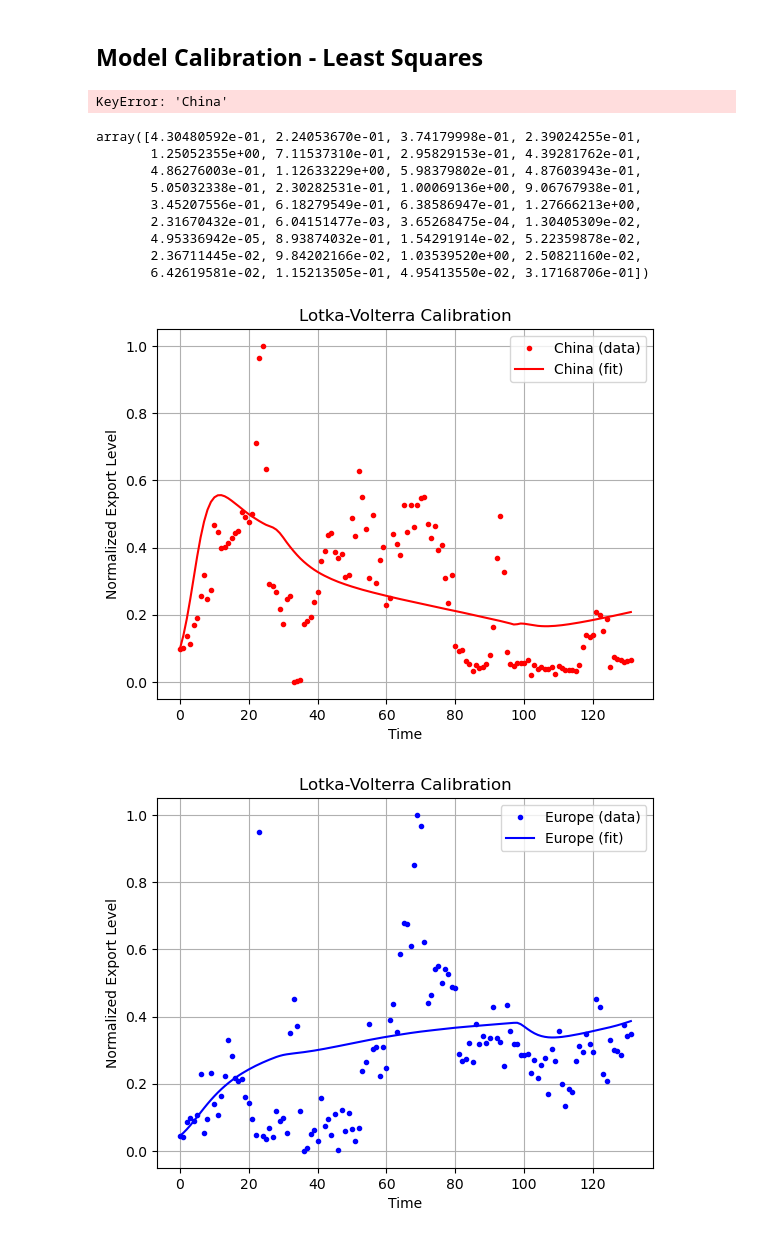
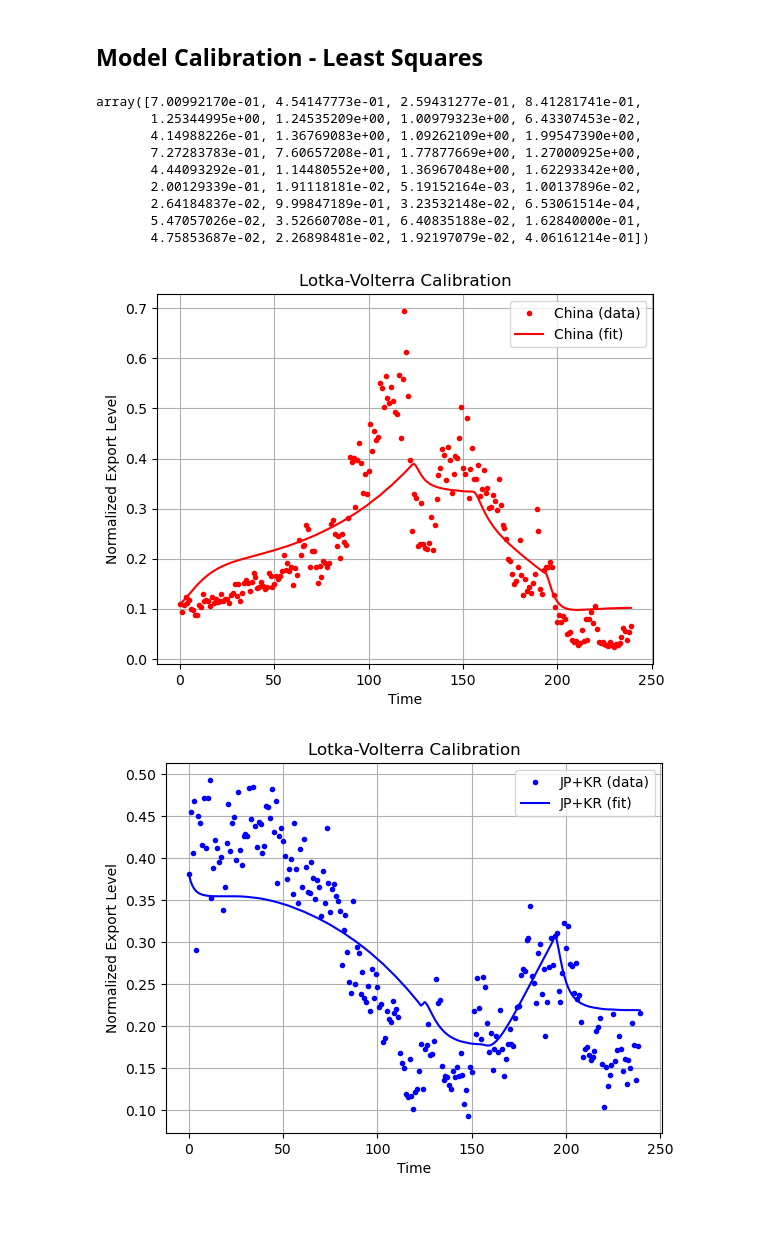
Before and after one commit to LeonardoPolverari/simulation_project, a Jupyter notebook: notebooks/angius_new.ipynb, the cells around one changed output. Saved outputs shown, nothing was run; the diff lists cells and outputs as text; code cells hidden in the pictures.

```diff
--- a/notebooks/angius_new.ipynb
+++ b/notebooks/angius_new.ipynb
@@ -67,12 +28,14 @@ plt.show()
 # %% [markdown]
 ## Model
 # %%
+# Uncomment if you want normalized values
 df_normalized = pd.read_csv(data_path / 'dati_leo_normalizzati.csv')
 df_normalized = df_normalized.reset_index(drop=True)
-df_normalized = df_normalized.drop(columns=['europe', 'total'])
+df_normalized = df_normalized.drop(columns=['Europe', 'total'])
 df_normalized
 
+# # Uncomment if you want absolute values
 # df_normalized = df.copy()
-# df_normalized = df_normalized.drop(columns=['europe'])
+# df_normalized = df_normalized.drop(columns=['Europe'])
 # df_normalized
 # %% [output]
@@ -226,20 +124,33 @@ params = {
     'b41': 0.1, 'b42': 0.1, 'b43': 0.1, 'b44': 0.1
 }
 
+'''
+params = {
+    'r1': 50.0, 'r2': 30.0, 'r3': 40.0, 'r4': 35.0,
+    'a11': 0.00001, 'a12': 0.000006, 'a13': 0.000004, 'a14': 0.000003,
+    'a21': 0.000004, 'a22': 0.000002, 'a23': 0.000003, 'a24': 0.000004,
+    'a31': 0.000004, 'a32': 0.000002, 'a33': 0.000003, 'a34': 0.000005,
+    'a41': 0.000006, 'a42': 0.000004, 'a43': 0.000004, 'a44': 0.00001,
+    'b11': 0.000001, 'b21': 0.000001, 'b31': 0.000001, 'b41': 0.000001,
+    'b12': 0.000001, 'b22': 0.000001, 'b32': 0.000001, 'b42': 0.000001,
+    'b13': 0.000001, 'b23': 0.000001, 'b33': 0.000001, 'b43': 0.000001,
+    'b14': 0.000001, 'b24': 0.000001, 'b34': 0.000001, 'b44': 0.000001
+}
+'''
+
 # Initial conditions (example, adjust as needed)
 X0 = df_normalized.iloc[0, 1:].values.tolist()  # Use the first row of normalized data as initial conditions
 
 # Time span and evaluation points
-t_span = (0, 100)
-t_eval = np.linspace(*t_span, 500)
+t_span = (0, 239)
+t_eval = np.linspace(*t_span)
 
 # Solve the system
 sol = solve_ivp(
     fun=lambda t, X: lotka_volterra_with_tariffs_end(t, X, df_tariffs, **params),
     t_span=t_span,
     y0=X0,
-    t_eval=t_eval,
-    method='RK45'
+    t_eval=t_eval
 )
 
 # Plot the results
@@ -261,15 +172,13 @@ plt.show()
 ## Model Calibration - Least Squares
 # %%
 china_data = df_normalized['China']
-europe_data = df_normalized['Europe']
 jpkr_data = df_normalized['JP+KR']
 southeastasia_data = df_normalized['SoutheastAsia']
+taiwan_data = df_normalized['Taiwan']
 
 # Stack data for comparison
-data = np.vstack([china_data, europe_data, jpkr_data, southeastasia_data])  # shape (4, T)
+data = np.vstack([china_data, jpkr_data, southeastasia_data, taiwan_data])  # shape (4, T)
 t_data = np.linspace(0, len(china_data)-1, len(china_data))  # e.g. months
-# %% [output]
-KeyError: 'China'
 # %%
 def residuals(params, X0, tariffs, t_data, data):
     r1, r2, r3, r4 = params[:4]
@@ -330,15 +239,15 @@ fitted_params = result.x
 # %%
 fitted_params
 # %% [output]
-array([4.30480592e-01, 2.24053670e-01, 3.74179998e-01, 2.39024255e-01,
-       1.25052355e+00, 7.11537310e-01, 2.95829153e-01, 4.39281762e-01,
-       4.86276003e-01, 1.12633229e+00, 5.98379802e-01, 4.87603943e-01,
-       5.05032338e-01, 2.30282531e-01, 1.00069136e+00, 9.06767938e-01,
-       3.45207556e-01, 6.18279549e-01, 6.38586947e-01, 1.27666213e+00,
-       2.31670432e-01, 6.04151477e-03, 3.65268475e-04, 1.30405309e-02,
-       4.95336942e-05, 8.93874032e-01, 1.54291914e-02, 5.22359878e-02,
-       2.36711445e-02, 9.84202166e-02, 1.03539520e+00, 2.50821160e-02,
-       6.42619581e-02, 1.15213505e-01, 4.95413550e-02, 3.17168706e-01])
+array([7.00992170e-01, 4.54147773e-01, 2.59431277e-01, 8.41281741e-01,
+       1.25344995e+00, 1.24535209e+00, 1.00979323e+00, 6.43307453e-02,
+       4.14988226e-01, 1.36769083e+00, 1.09262109e+00, 1.99547390e+00,
+       7.27283783e-01, 7.60657208e-01, 1.77877669e+00, 1.27000925e+00,
+       4.44093292e-01, 1.14480552e+00, 1.36967048e+00, 1.62293342e+00,
+       2.00129339e-01, 1.91118181e-02, 5.19152164e-03, 1.00137896e-02,
+       2.64184837e-02, 9.99847189e-01, 3.23532148e-02, 6.53061514e-04,
+       5.47057026e-02, 3.52660708e-01, 6.40835188e-02, 1.62840000e-01,
+       4.75853687e-02, 2.26898481e-02, 1.92197079e-02, 4.06161214e-01])
 # %%
 t_data = np.linspace(0, len(china_data)-1, len(china_data))  # e.g. months
 sol = solve_ivp(
@@ -358,16 +267,16 @@ plt.title('Lotka-Volterra Calibration')
 plt.grid(True)
 plt.show()
 # %% [output]
-[figure, old version]
+[figure, new version]
 # %%
-plt.plot(t_data[:len(data[1])], data[1], 'b.', label='Europe (data)')
-plt.plot(t_data, sol.y[1], 'b-', label='Europe (fit)')
+plt.plot(t_data[:len(data[1])], data[1], 'b.', label='JP+KR (data)')
+plt.plot(t_data, sol.y[1], 'b-', label='JP+KR (fit)')
 plt.legend()
 plt.xlabel('Time')
 plt.ylabel('Normalized Export Level')
 plt.title('Lotka-Volterra Calibration')
 plt.grid(True)
 plt.show()
 # %% [output]
-[figure, old version]
+[figure, new version]
 # %%
```
Also changed, not shown: parts of 14 cells of this notebook.
